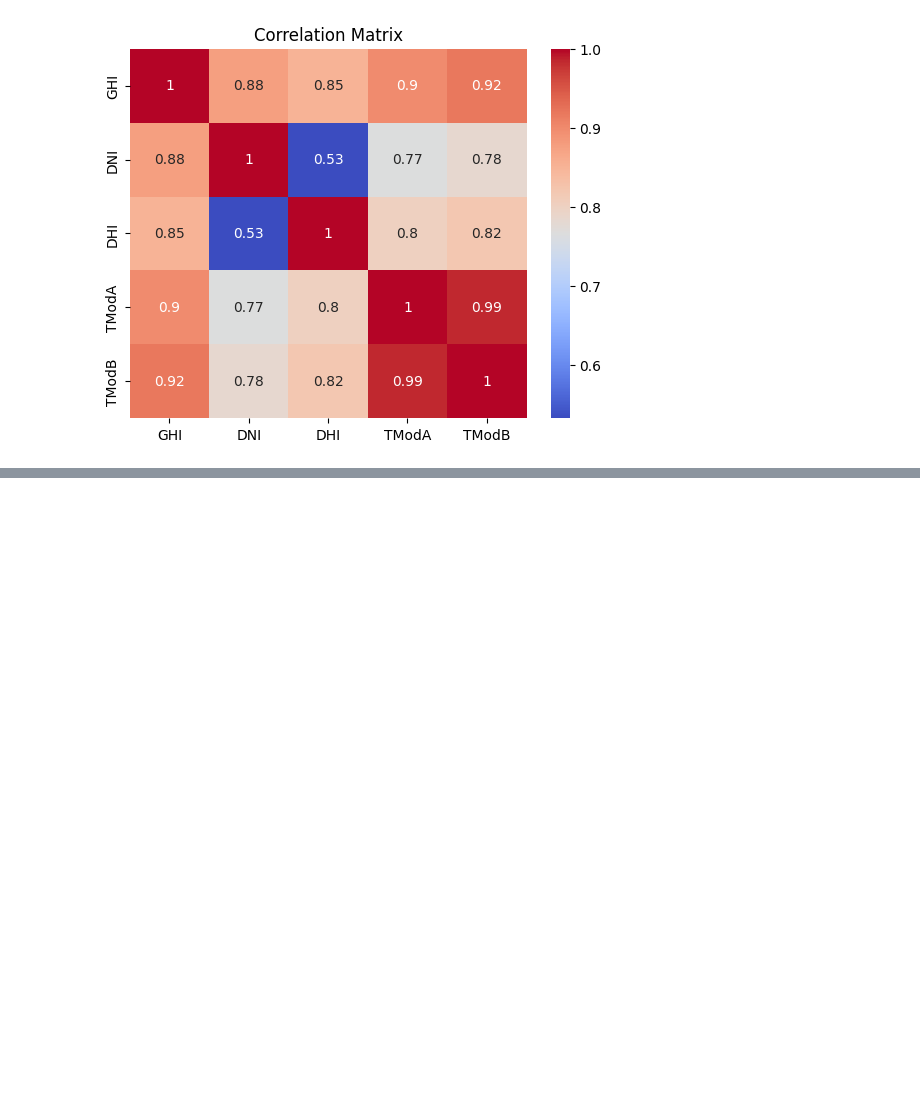
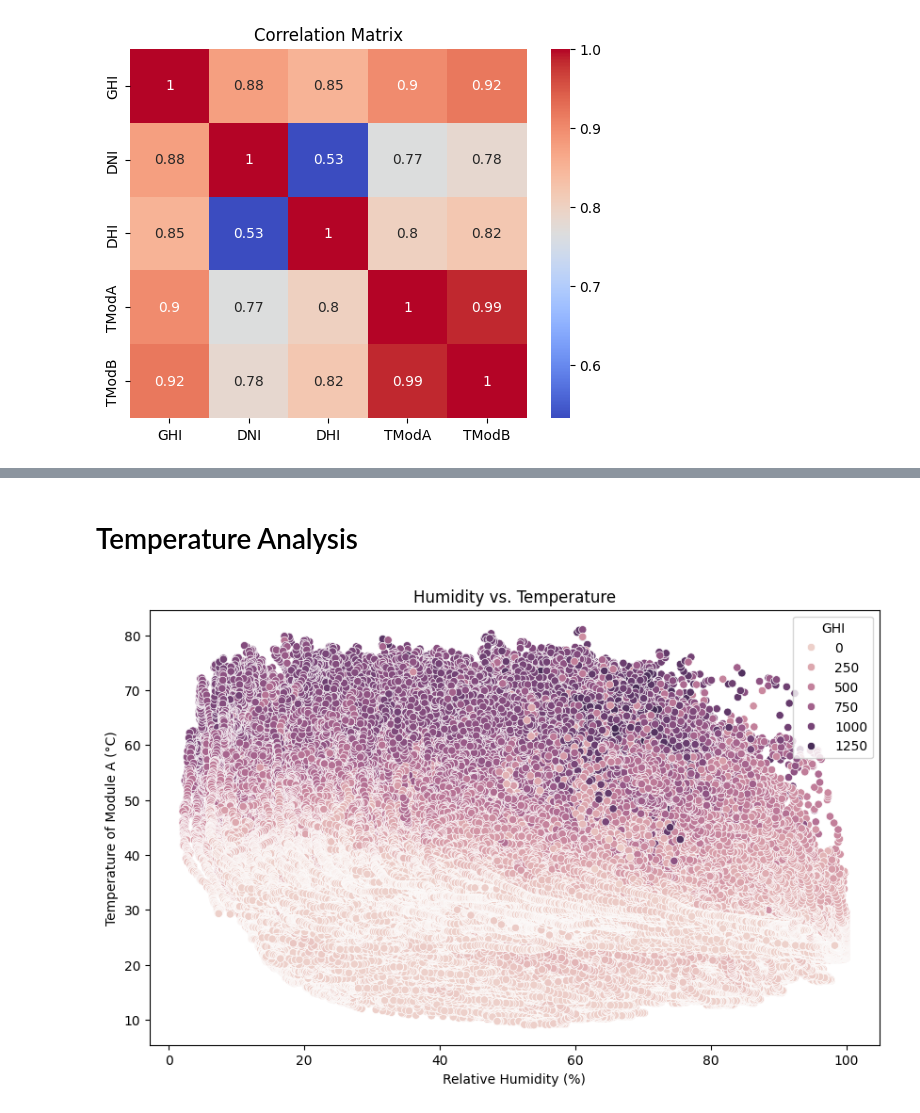
Before and after one commit to Beki78/Solar-Radiation-Measurement-Analysis, a Jupyter notebook: notebooks/solar_radation.ipynb, the cells around one changed output, grey strips where cells are left out. Cells and saved outputs as stored; diff of their text form; code cells hidden in the pictures; blank space fills up the shorter version.

Commit message:
Examine the relationship between humidity and temperature

```diff
--- a/notebooks/solar_radation.ipynb
+++ b/notebooks/solar_radation.ipynb
@@ -320,0 +365,11 @@ plt.show()
+# %% [markdown]
+#  Temperature Analysis
+# %%
+plt.figure(figsize=(10, 6))
+sns.scatterplot(x=benin['RH'], y=benin['TModA'], hue=benin['GHI'])
+plt.title('Humidity vs. Temperature')
+plt.xlabel('Relative Humidity (%)')
+plt.ylabel('Temperature of Module A (°C)')
+plt.show()
+# %% [output]
+[figure, added]
```
Also changed, not shown: parts of 6 cells of this notebook.
